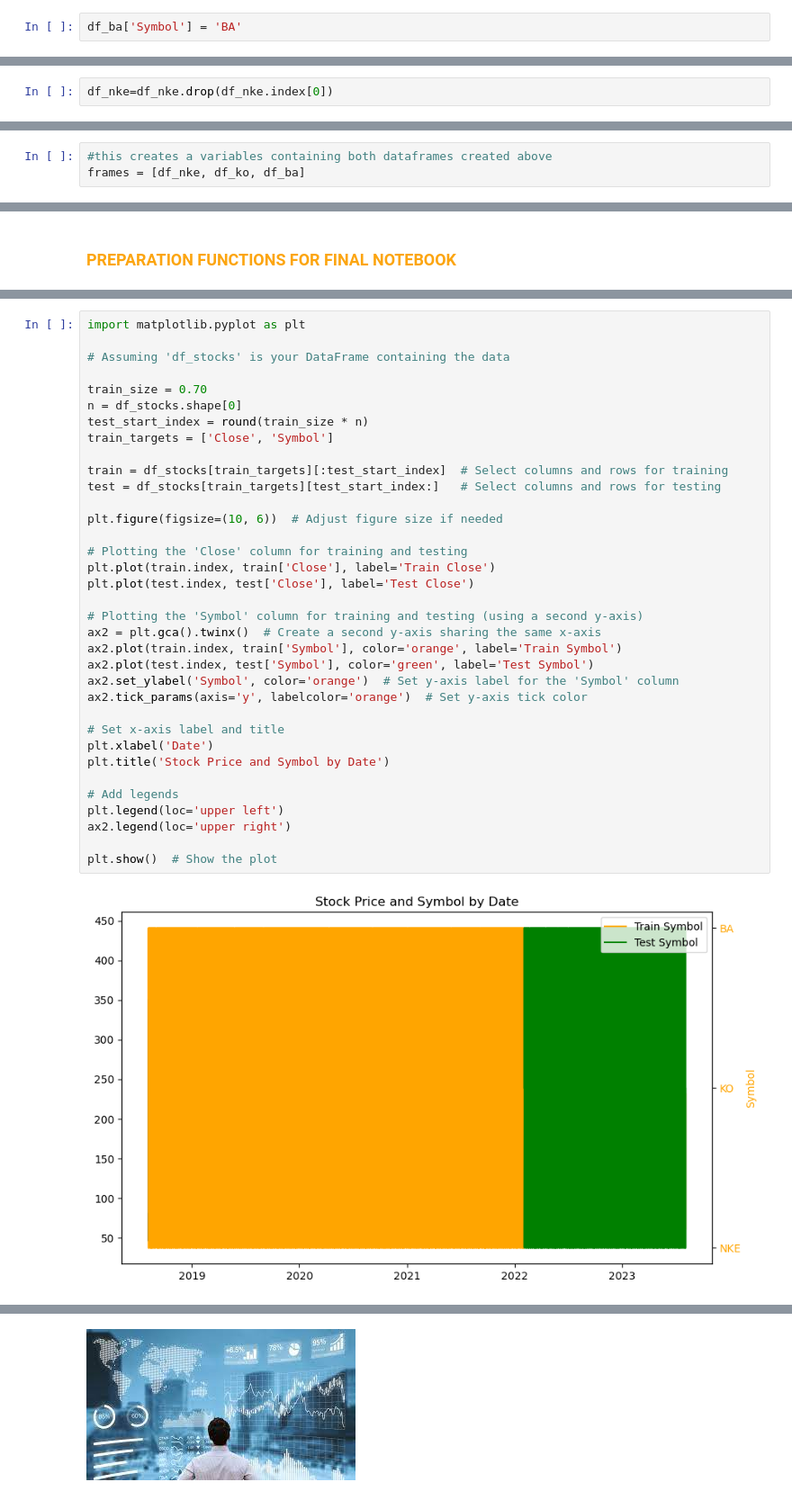
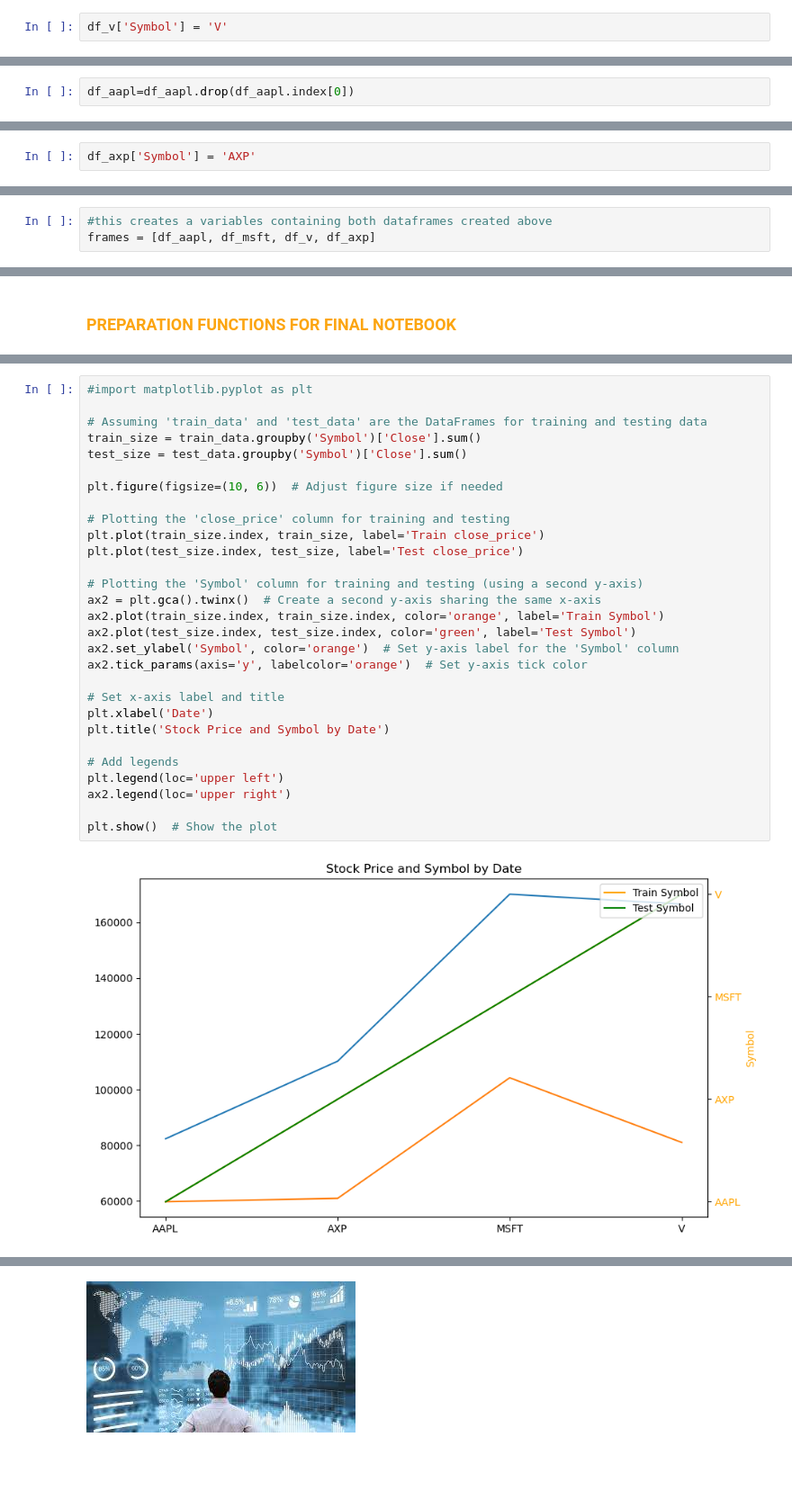
Before and after one commit to annie-carter/Time_series_Stock, a Jupyter notebook: explore_stocks.ipynb, the cells around one changed output, grey strips where cells are left out. Shown: that part at 90% size. Drawn from its saved outputs; the diff is of its cells as text; blank space fills up the shorter version.

Commit message:
changed stock symbol to V AXP MSFT and AAPL

```diff
--- a/explore_stocks.ipynb
+++ b/explore_stocks.ipynb
@@ -127,3 +117,3 @@ df_ba.head(5)
 # %%
-df_ba['Symbol'] = 'BA'
+df_v['Symbol'] = 'V'
 # %%
@@ -141,3 +131,3 @@ df_ba.describe()
 # %%
-df_nke=df_nke.drop(df_nke.index[0])
+df_aapl=df_aapl.drop(df_aapl.index[0])
 # %%
@@ -146,0 +143,2 @@ df_nke.shape
+# %%
+df_axp['Symbol'] = 'AXP'
@@ -169,7 +175,7 @@ Boeing dataframe shape: (1257, 8)
 ![Image.png](https://encrypted-tbn0.gstatic.com/images?q=tbn:ANd9GcRxvlo2vR0tw3r_g4aTkbwSaOnHPJucvfIwuQ&usqp=CAU)
 # %%
 #this creates a variables containing both dataframes created above
-frames = [df_nke, df_ko, df_ba]
+frames = [df_aapl, df_msft, df_v, df_axp]
 # %%
 #this creates a new dataframe using the above variable and combining both dataframes
 df_stocks = pd.concat(frames)
@@ -287,37 +326,31 @@ df_stocks.Close.resample('M').mean().plot(marker='o')
 # %%
-import matplotlib.pyplot as plt
+#import matplotlib.pyplot as plt
 
-# Assuming 'df_stocks' is your DataFrame containing the data
-
-train_size = 0.70
-n = df_stocks.shape[0]
-test_start_index = round(train_size * n)
-train_targets = ['Close', 'Symbol']
-
-train = df_stocks[train_targets][:test_start_index]  # Select columns and rows for training
-test = df_stocks[train_targets][test_start_index:]   # Select columns and rows for testing
+# Assuming 'train_data' and 'test_data' are the DataFrames for training and testing data
+train_size = train_data.groupby('Symbol')['Close'].sum()
+test_size = test_data.groupby('Symbol')['Close'].sum()
 
 plt.figure(figsize=(10, 6))  # Adjust figure size if needed
 
-# Plotting the 'Close' column for training and testing
-plt.plot(train.index, train['Close'], label='Train Close')
-plt.plot(test.index, test['Close'], label='Test Close')
+# Plotting the 'close_price' column for training and testing
+plt.plot(train_size.index, train_size, label='Train close_price')
+plt.plot(test_size.index, test_size, label='Test close_price')
 
 # Plotting the 'Symbol' column for training and testing (using a second y-axis)
 ax2 = plt.gca().twinx()  # Create a second y-axis sharing the same x-axis
-ax2.plot(train.index, train['Symbol'], color='orange', label='Train Symbol')
-ax2.plot(test.index, test['Symbol'], color='green', label='Test Symbol')
+ax2.plot(train_size.index, train_size.index, color='orange', label='Train Symbol')
+ax2.plot(test_size.index, test_size.index, color='green', label='Test Symbol')
 ax2.set_ylabel('Symbol', color='orange')  # Set y-axis label for the 'Symbol' column
 ax2.tick_params(axis='y', labelcolor='orange')  # Set y-axis tick color
 
 # Set x-axis label and title
 plt.xlabel('Date')
 plt.title('Stock Price and Symbol by Date')
 
 # Add legends
 plt.legend(loc='upper left')
 ax2.legend(loc='upper right')
 
 plt.show()  # Show the plot
 # %% [output]
-[figure, old version]
+[figure, new version]
```
Also changed, not shown: parts of 53 cells of this notebook.
